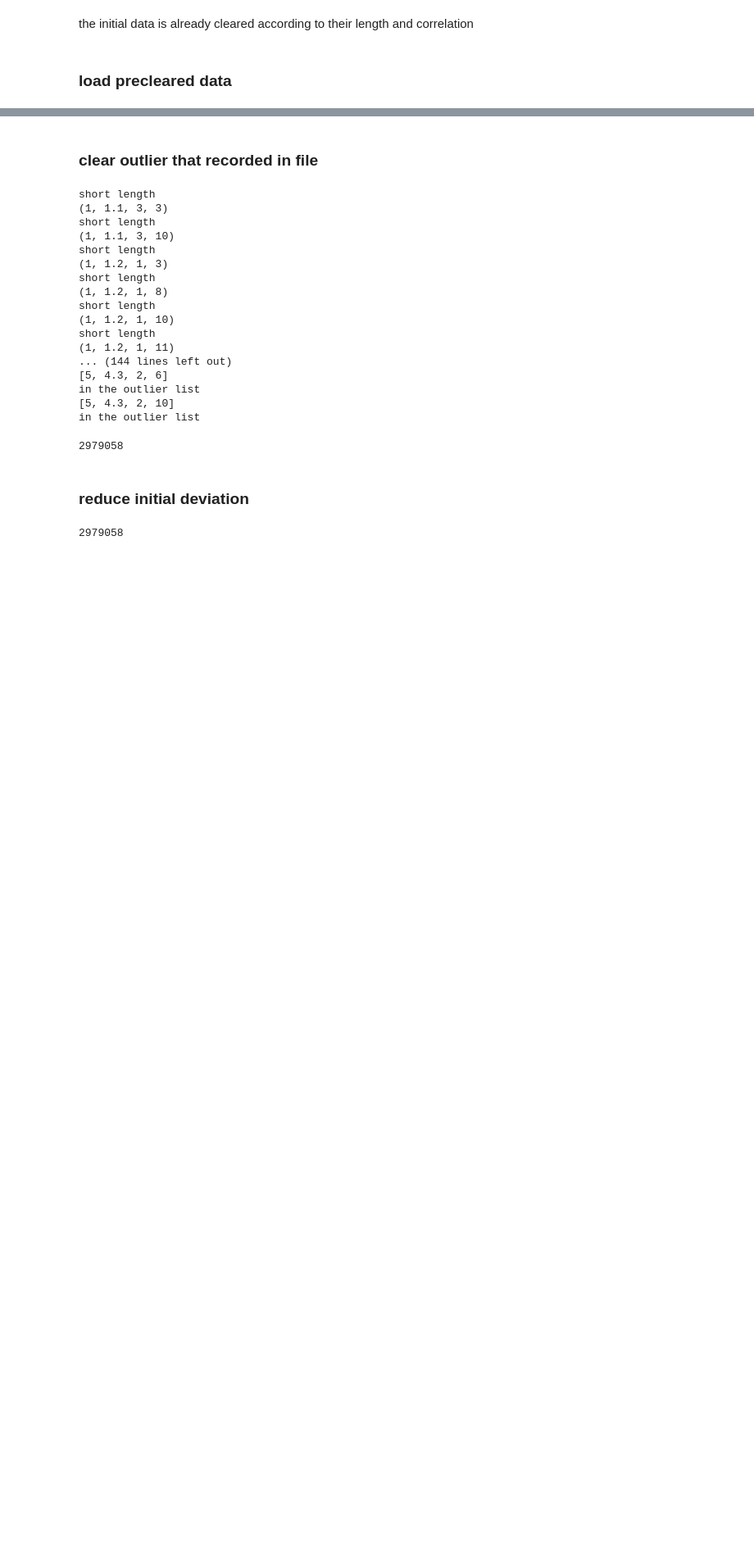
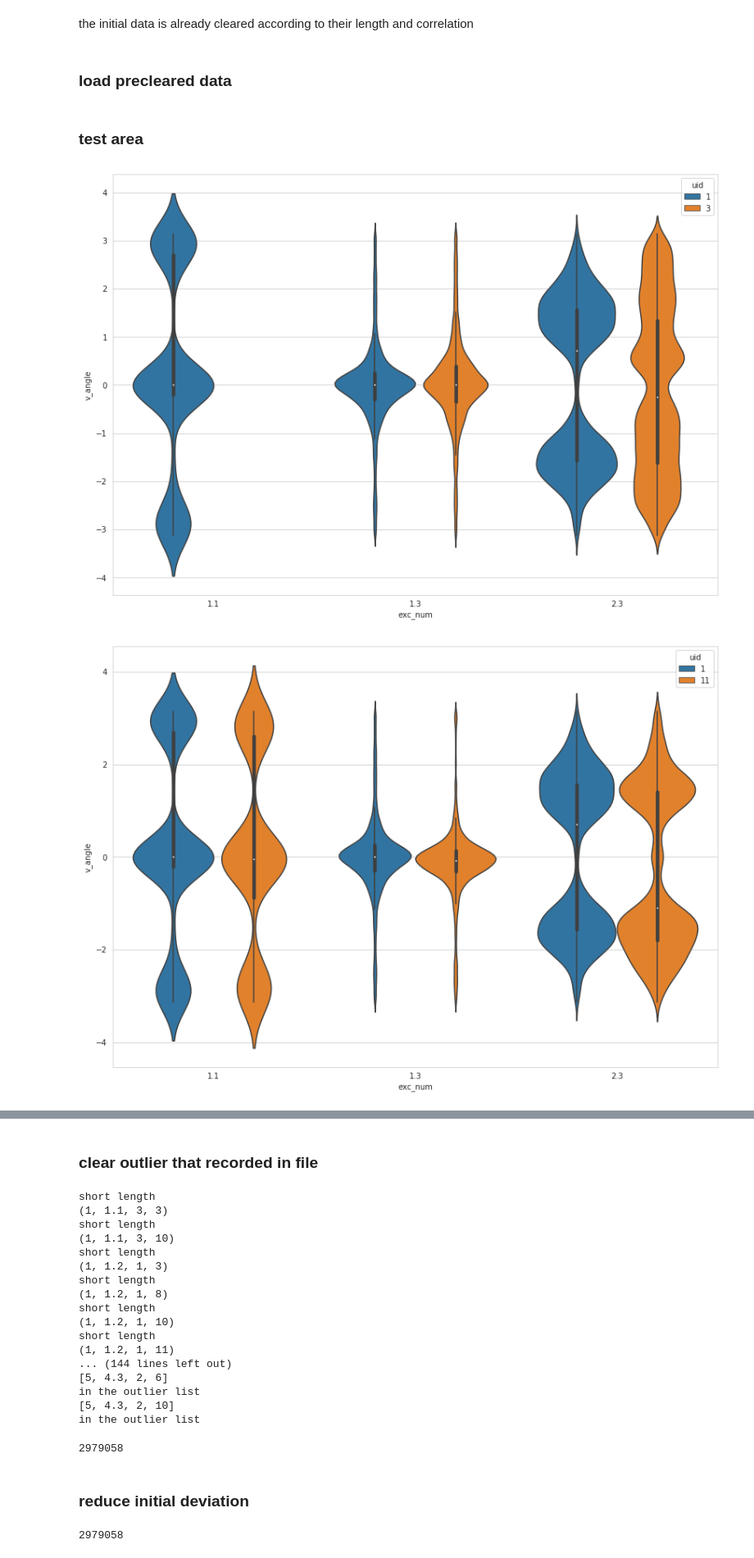
Before and after one commit to wangziling100/Heika, a Jupyter notebook: script/make_clear_data_1.ipynb, the cells around one changed output, grey strips where cells are left out. Shown at 82% size. Cells and saved outputs as stored; diff of their text form; code cells hidden in the pictures; blank space fills up the shorter version.

```diff
--- a/script/make_clear_data_1.ipynb
+++ b/script/make_clear_data_1.ipynb
@@ -231,0 +345,18 @@ tmp.to_csv('../data/train_data.csv', index=False)
+# %% [markdown]
+### test area
+# %%
+# tmp = all_data[all_data.v_angle>3.1]
+tmp = all_data.loc[((all_data.uid==1) | (all_data.uid==3)) & ((all_data.exc_num==1.3) | (all_data.exc_num==2.3) |
+                                                             (all_data.exc_num==1.1))]
+sns.set_style('whitegrid')
+f, ax= plt.subplots(figsize = (14, 10))
+ax = sns.violinplot(x="exc_num", y='v_angle', hue='uid', data=tmp)
+
+tmp = all_data.loc[((all_data.uid==1) | (all_data.uid==11)) & ((all_data.exc_num==1.3) | (all_data.exc_num==2.3) |
+                                                             (all_data.exc_num==1.1))]
+sns.set_style('whitegrid')
+f, ax= plt.subplots(figsize = (14, 10))
+ax = sns.violinplot(x="exc_num", y='v_angle', hue='uid', data=tmp)
+# %% [output]
+[figure, added]
+[figure, added]
```
Also changed, not shown: parts of 9 cells of this notebook, 3 other files.
